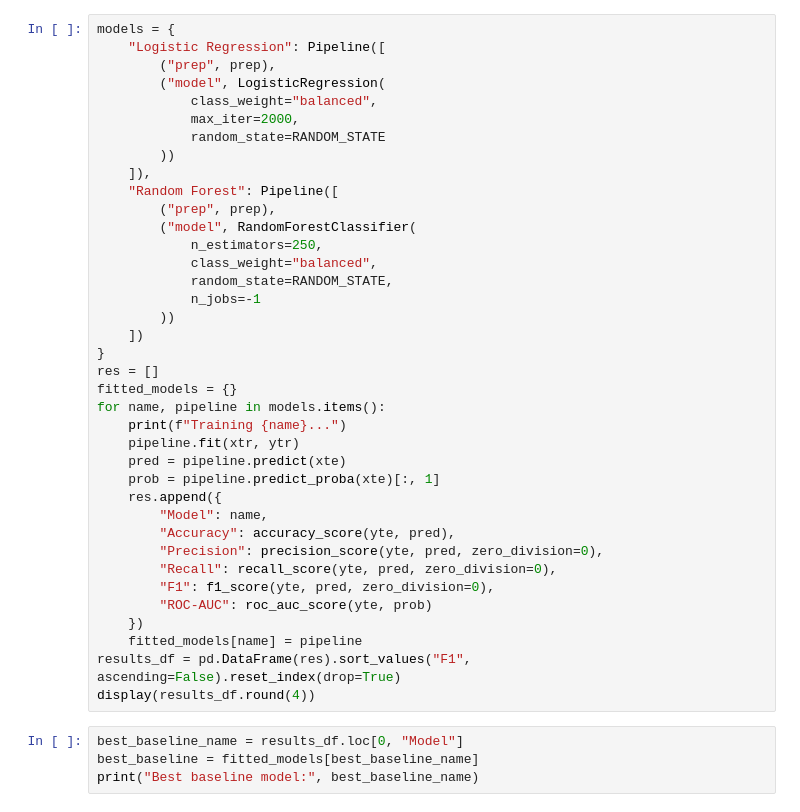
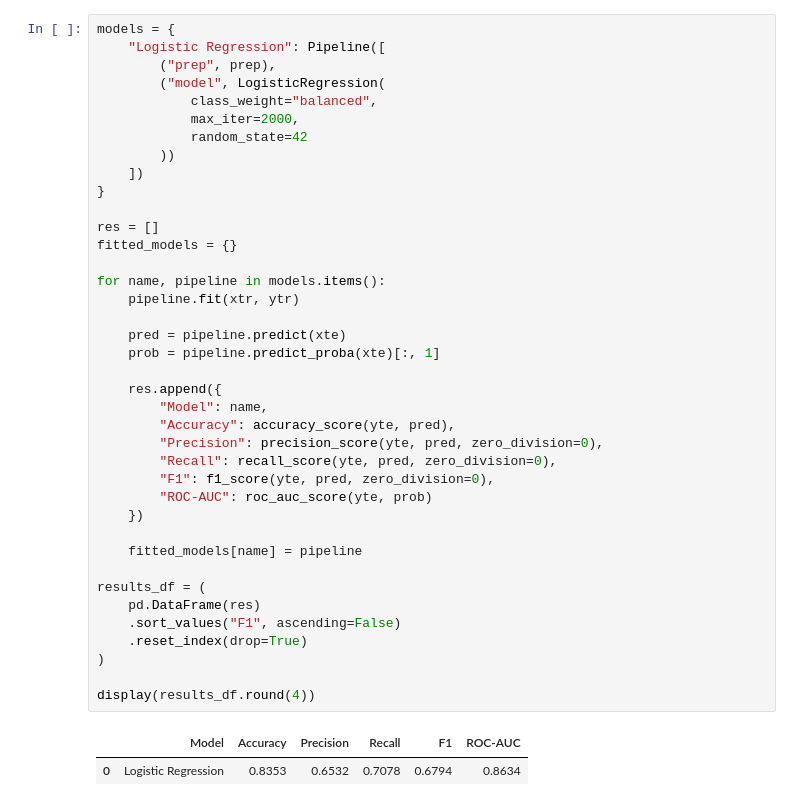
Before and after one commit to Varshh-hub/Bank-Customer-Default-Prediction---ML, a Jupyter notebook: model.ipynb, the cells around one changed output. Cells and saved outputs as stored; diff of their text form.

```diff
--- a/model.ipynb
+++ b/model.ipynb
@@ -109,45 +157,45 @@ print("Categorical features:", len(cat_cols))
 # %%
 models = {
     "Logistic Regression": Pipeline([
         ("prep", prep),
         ("model", LogisticRegression(
             class_weight="balanced",
             max_iter=2000,
-            random_state=RANDOM_STATE
-        ))
-    ]),
-    "Random Forest": Pipeline([
-        ("prep", prep),
-        ("model", RandomForestClassifier(
-            n_estimators=250,
-            class_weight="balanced",
-            random_state=RANDOM_STATE,
-            n_jobs=-1
+            random_state=42
         ))
     ])
 }
+
 res = []
 fitted_models = {}
+
 for name, pipeline in models.items():
-    print(f"Training {name}...")
     pipeline.fit(xtr, ytr)
+
     pred = pipeline.predict(xte)
     prob = pipeline.predict_proba(xte)[:, 1]
+
     res.append({
         "Model": name,
         "Accuracy": accuracy_score(yte, pred),
         "Precision": precision_score(yte, pred, zero_division=0),
         "Recall": recall_score(yte, pred, zero_division=0),
         "F1": f1_score(yte, pred, zero_division=0),
         "ROC-AUC": roc_auc_score(yte, prob)
     })
+
     fitted_models[name] = pipeline
-results_df = pd.DataFrame(res).sort_values("F1", ascending=False).reset_index(drop=True)
+
+results_df = (
+    pd.DataFrame(res)
+    .sort_values("F1", ascending=False)
+    .reset_index(drop=True)
+)
+
 display(results_df.round(4))
+# %% [output]
+|  | Model | Accuracy | Precision | Recall | F1 | ROC-AUC |
+| 0 | Logistic Regression | 0.8353 | 0.6532 | 0.7078 | 0.6794 | 0.8634 |
-# %%
-best_baseline_name = results_df.loc[0, "Model"]
-best_baseline = fitted_models[best_baseline_name]
-print("Best baseline model:", best_baseline_name)
 # %%
 logistic_pipeline = Pipeline([
     ("prep", prep),
```
Also changed, not shown: parts of 30 cells of this notebook.
